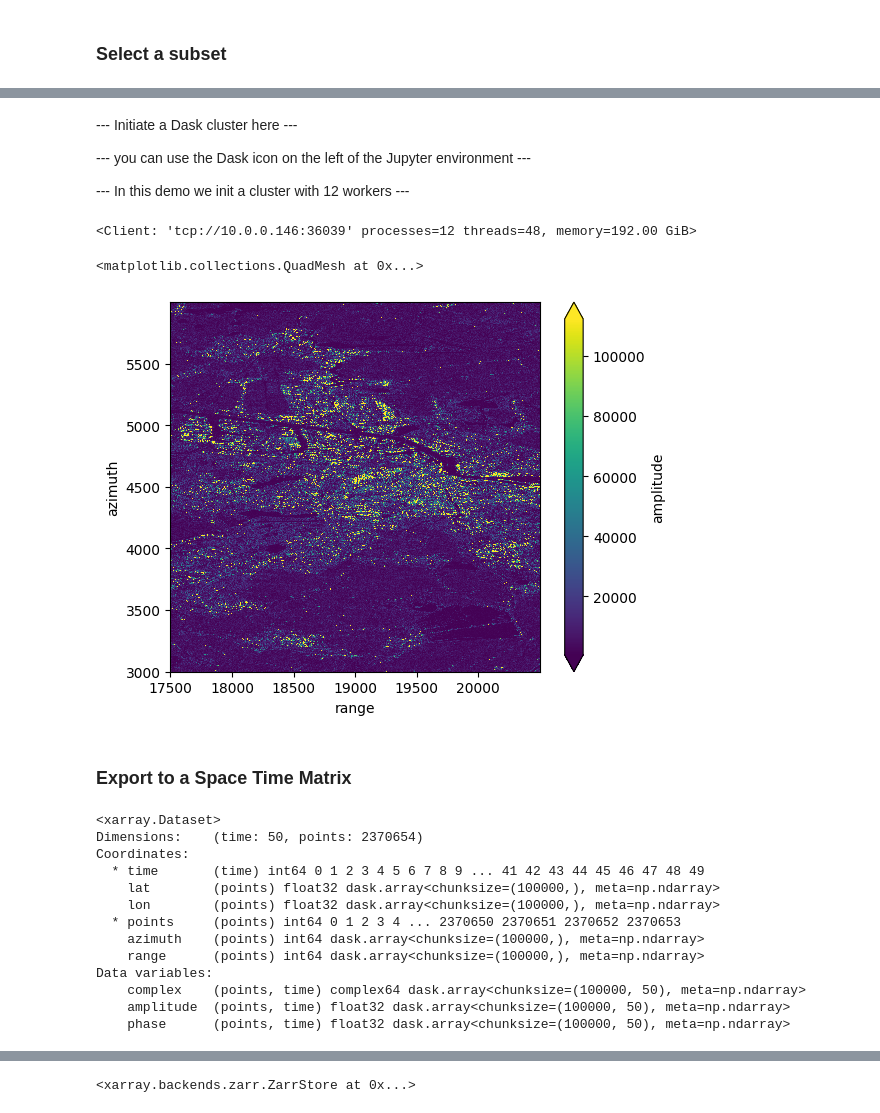
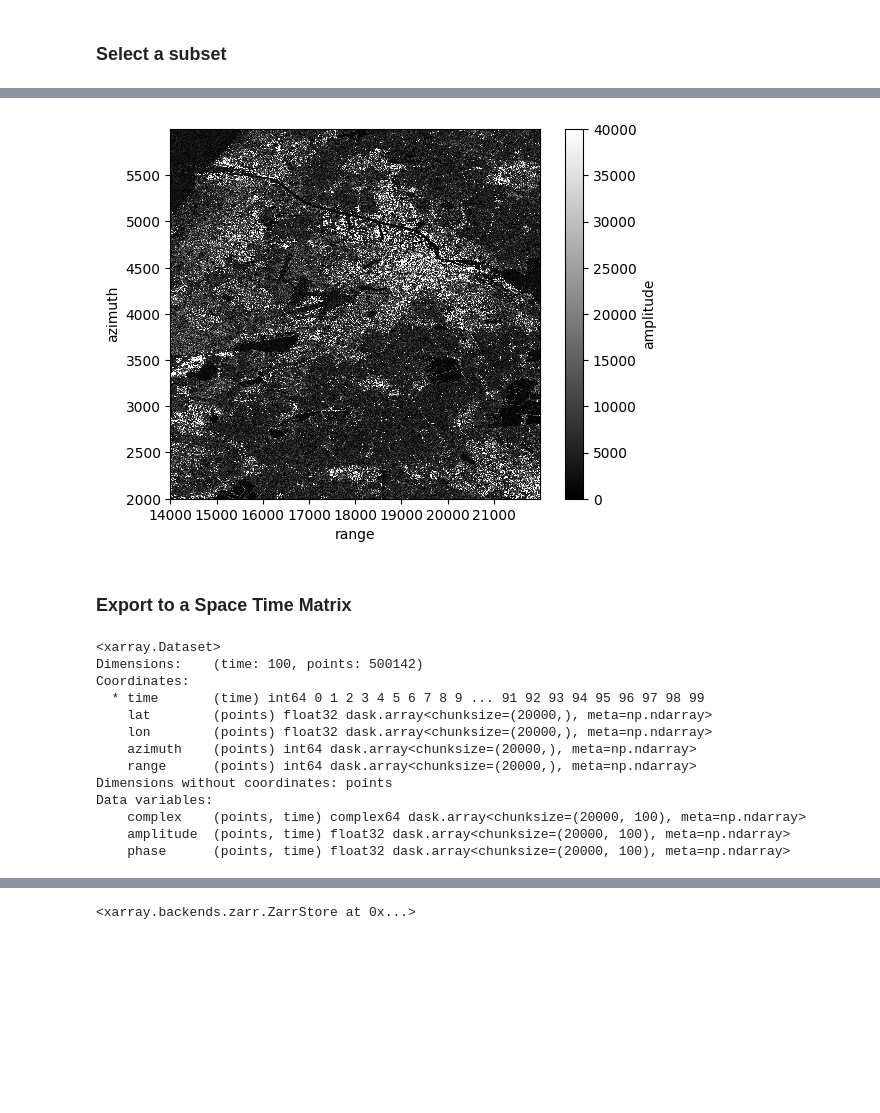
Before and after one commit to TUDelftGeodesy/stmtools, a Jupyter notebook: examples/demo_stm_spider.ipynb, the cells around one changed output, grey strips where cells are left out. Cells and saved outputs as stored; diff of their text form; code cells hidden in the pictures; blank space fills up the shorter version.

```diff
--- a/examples/demo_stm_spider.ipynb
+++ b/examples/demo_stm_spider.ipynb
@@ -52,10 +82,13 @@ dtype = np.dtype([('re', np.float32), ('im', np.float32)])
+# %%
+list_slcs = list_slcs[0:100] # 100 images for example
 # %%
+reading_chunks = (2000,2000)
 # Load complex data
-stack = sarxarray.from_binary(list_slcs, shape, dtype=dtype)
+stack = sarxarray.from_binary(list_slcs, shape, dtype=dtype, chunks=reading_chunks)
 
 # Load coordinates
-lat = sarxarray.from_binary(f_lat, shape, vlabel="lat", dtype=np.float32)
-lon = sarxarray.from_binary(f_lon, shape, vlabel="lon", dtype=np.float32)
+lat = sarxarray.from_binary(f_lat, shape, vlabel="lat", dtype=np.float32, chunks=reading_chunks)
+lon = sarxarray.from_binary(f_lon, shape, vlabel="lon", dtype=np.float32, chunks=reading_chunks)
 stack = stack.assign_coords(lat = (("azimuth", "range"), lat.squeeze().lat.data), lon = (("azimuth", "range"), lon.squeeze().lon.data))
 stack
 # %% [output]
@@ -109,3 +142,6 @@ time
 PandasIndex
 PandasIndex(Int64Index([ 0, 1, 2, 3, 4, 5, 6, 7, 8, 9, 10, 11, 12, 13, 14, 15, 16, 17, 18, 19, 20, 21, 22, 23, 24, 25, 26, 27, 28, 29, 30, 31, 32, 33, 34, 35, 36, 37, 38, 39, 40, 41, 42, 43, 44, 45, 4 ...
 Attributes: (0)
+# %%
+stack_subset = stack.sel(azimuth=range(20_00,60_00), range=range(140_00,220_00))
+stack_subset
@@ -112,5 +199,2 @@ Attributes: (0)
 # %% [markdown]
 ### Select a subset
-# %%
-stack_subset = stack.sel(azimuth=range(30_00,60_00), range=range(175_00,205_00))
-stack_subset
@@ -170,43 +241,32 @@ mrm = stack_subset.slcstack.mrm()
-# %% [markdown]
---- Initiate a Dask cluster here ---
-
---- you can use the Dask icon on the left of the Jupyter environment ---
-
---- In this demo we init a cluster with 12 workers ---
-# %%
-from dask.distributed import Client
-
-client = Client("tcp://10.0.0.146:36039")
-client
-# %% [output]
-<Client: 'tcp://10.0.0.146:36039' processes=12 threads=48, memory=192.00 GiB>
 # %%
 mrm = mrm.compute()
 # %%
 # Visualize
 from matplotlib import pyplot as plt
 fig, ax = plt.subplots()
 ax.imshow(mrm)
-mrm.plot(robust=True, ax=ax)
+ax.set_aspect(2)
+im = mrm.plot(ax=ax, cmap='gray')
+im.set_clim([0, 40000])
 # %% [output]
-<matplotlib.collections.QuadMesh at 0x...>
-[figure, old version]
+[figure, new version]
 # %% [markdown]
 ### Export to a Space Time Matrix
 # %%
-stm = stack_subset.slcstack.point_selection(threshold=2, method="amplitude_dispersion",chunks=100_000)
-stm
+stack_subset2 = stack_subset.sel(azimuth=range(20_00,40_00), range=range(180_00,200_00))
+stmat = stack_subset2.slcstack.point_selection(threshold=2, method="amplitude_dispersion",chunks=20_000)
+stmat
 # %% [output]
 <xarray.Dataset>
-Dimensions:    (time: 50, points: 2370654)
+Dimensions:    (time: 100, points: 500142)
 Coordinates:
-  * time       (time) int64 0 1 2 3 4 5 6 7 8 9 ... 41 42 43 44 45 46 47 48 49
-    lat        (points) float32 dask.array<chunksize=(100000,), meta=np.ndarray>
-    lon        (points) float32 dask.array<chunksize=(100000,), meta=np.ndarray>
-  * points     (points) int64 0 1 2 3 4 ... 2370650 2370651 2370652 2370653
-    azimuth    (points) int64 dask.array<chunksize=(100000,), meta=np.ndarray>
-    range      (points) int64 dask.array<chunksize=(100000,), meta=np.ndarray>
+  * time       (time) int64 0 1 2 3 4 5 6 7 8 9 ... 91 92 93 94 95 96 97 98 99
+    lat        (points) float32 dask.array<chunksize=(20000,), meta=np.ndarray>
+    lon        (points) float32 dask.array<chunksize=(20000,), meta=np.ndarray>
+    azimuth    (points) int64 dask.array<chunksize=(20000,), meta=np.ndarray>
+    range      (points) int64 dask.array<chunksize=(20000,), meta=np.ndarray>
+Dimensions without coordinates: points
 Data variables:
-    complex    (points, time) complex64 dask.array<chunksize=(100000, 50), meta=np.ndarray>
-    amplitude  (points, time) float32 dask.array<chunksize=(100000, 50), meta=np.ndarray>
-    phase      (points, time) float32 dask.array<chunksize=(100000, 50), meta=np.ndarray>
+    complex    (points, time) complex64 dask.array<chunksize=(20000, 100), meta=np.ndarray>
+    amplitude  (points, time) float32 dask.array<chunksize=(20000, 100), meta=np.ndarray>
+    phase      (points, time) float32 dask.array<chunksize=(20000, 100), meta=np.ndarray>
```
Also changed, not shown: parts of 23 cells of this notebook.
